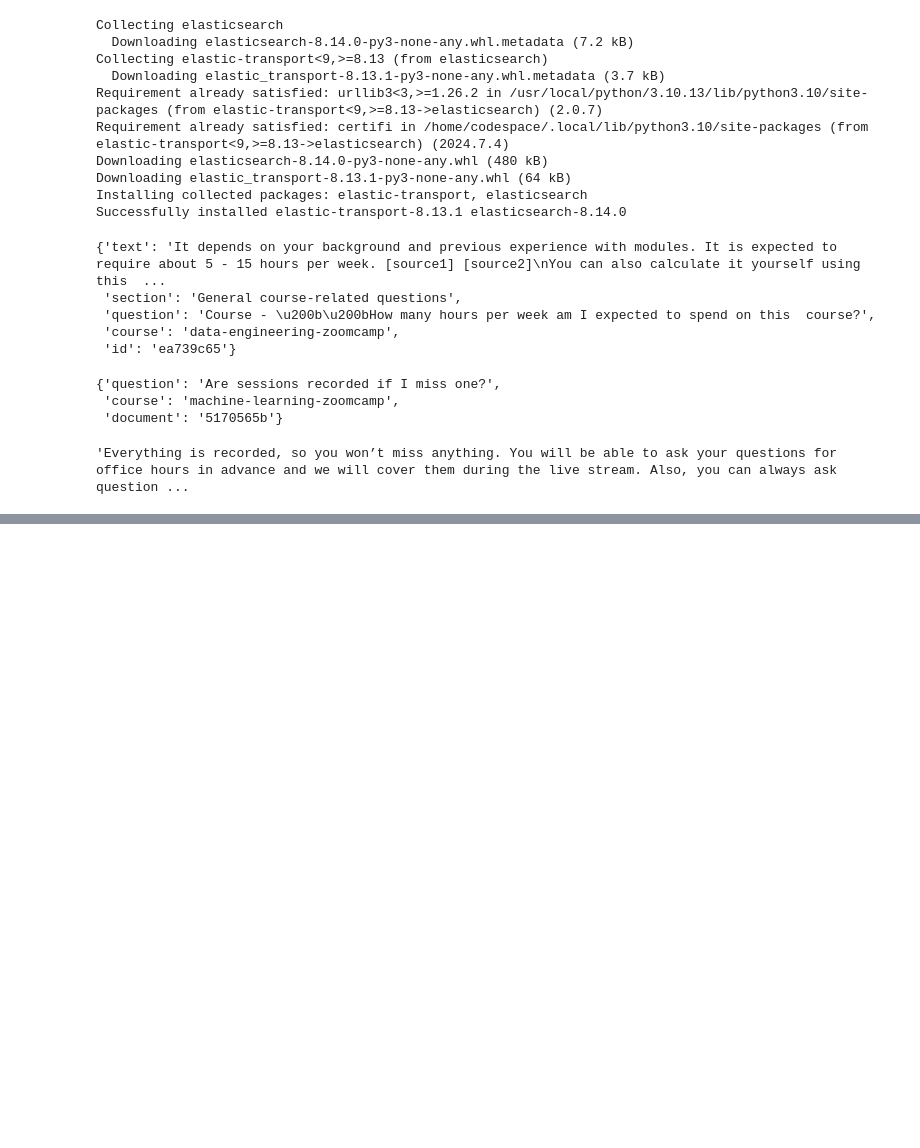
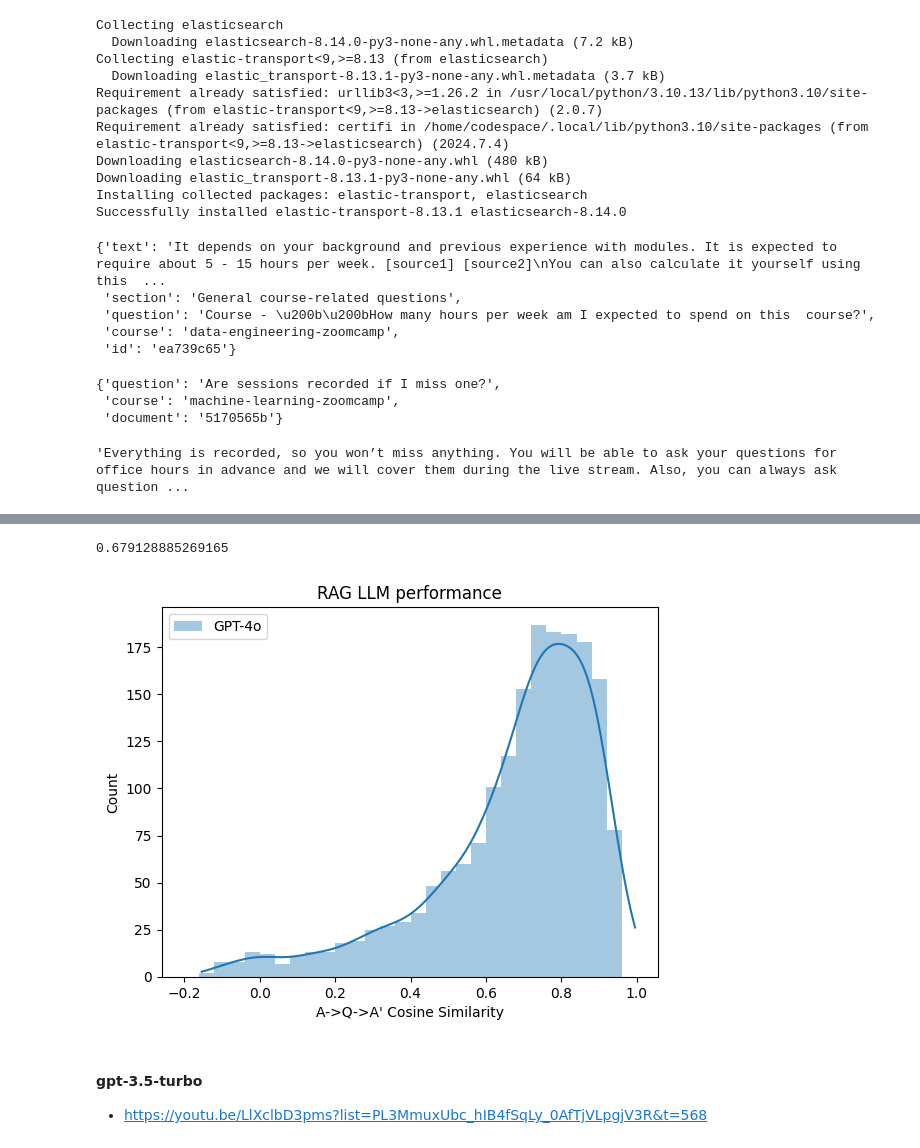
Before and after one commit to aivisbr/LLM-zoomcamp, a Jupyter notebook: 04-monitoring/RAG-evaluation.ipynb, the cells around one changed output, grey strips where cells are left out. Drawn from its saved outputs; the diff is of its cells as text; code cells hidden in the pictures; blank space fills up the shorter version.

```diff
--- a/04-monitoring/RAG-evaluation.ipynb
+++ b/04-monitoring/RAG-evaluation.ipynb
@@ -108,0 +367,2 @@ ConnectionError: Connection error caused by: ConnectionError(Connection error ca
+# %%
+results_gpt4o = df_gpt4o.to_dict(orient='records')
@@ -108,0 +377,18 @@ ConnectionError: Connection error caused by: ConnectionError(Connection error ca
+# %%
+def compute_similarity(record):
+    answer_orig = record['answer_orig']
+    answer_llm = record['answer_llm']
+
+    v_llm = model.encode(answer_llm)
+    v_orig = model.encode(answer_orig)
+
+    return v_llm.dot(v_orig)
+# %%
+similarity = []
+
+for record in tqdm(results_gpt4o):
+    sim = compute_similarity(record)
+    similarity.append(sim)
+# %%
+df_gpt4o['cosine'] = similarity
+df_gpt4o['cosine'].describe()
@@ -108,0 +405,21 @@ ConnectionError: Connection error caused by: ConnectionError(Connection error ca
+# %%
+df_gpt4o['cosine'].describe()['mean']
+# %% [output]
+0.679128885269165
+# %%
+# Define the bin edges
+bin_edges = np.arange(-0.2, 1.0, 0.04)
+
+# Plot the histograms with KDE lines
+sns.histplot(df_gpt4o['cosine'], bins=bin_edges, label='GPT-4o', kde=True, alpha=0.4, edgecolor=None)
+
+# Set the title and labels
+plt.title("RAG LLM performance")
+plt.xlabel("A->Q->A' Cosine Similarity")
+plt.legend()
+plt.show()
+# %% [output]
+[figure, added]
+# %% [markdown]
+#### gpt-3.5-turbo
+* https://youtu.be/LlXclbD3pms?list=PL3MmuxUbc_hIB4fSqLy_0AfTjVLpgjV3R&t=568
```
Also changed, not shown: parts of 73 cells of this notebook.
